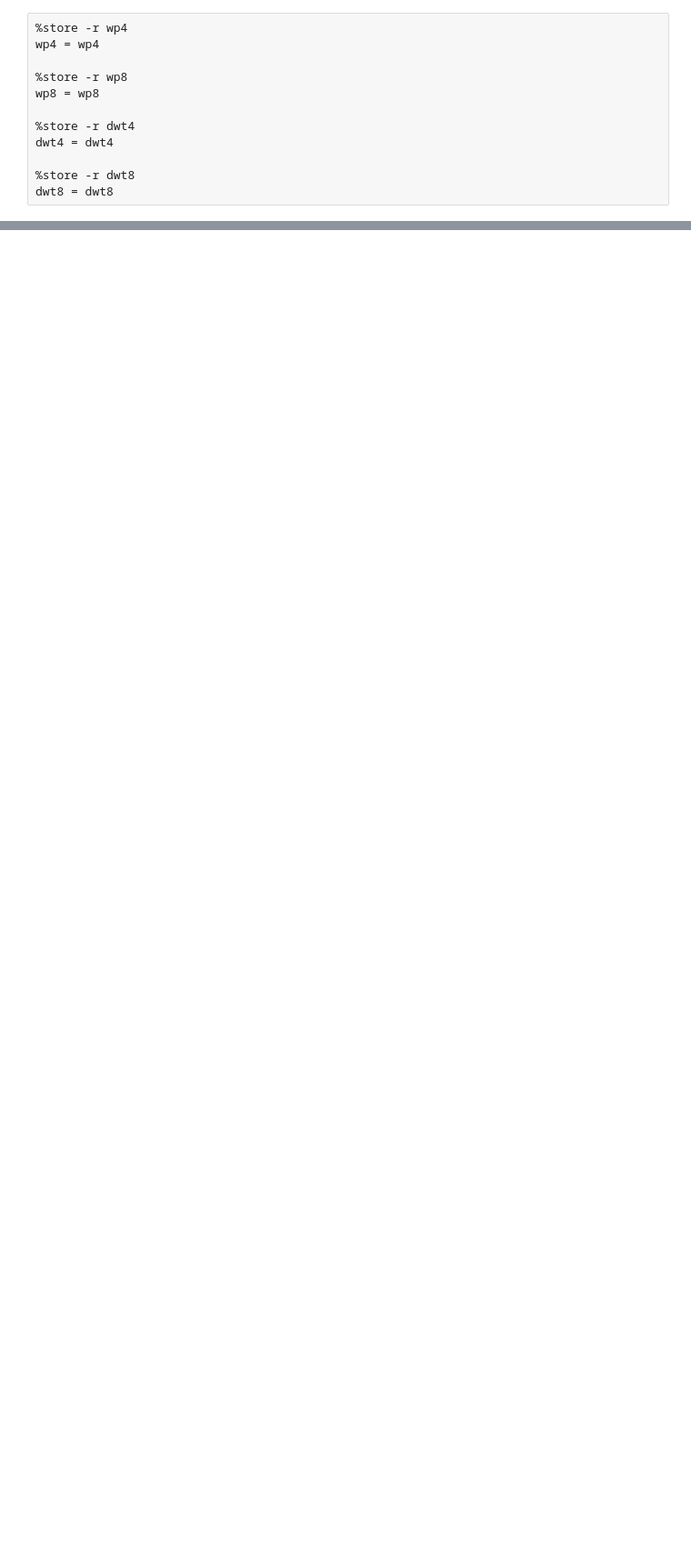
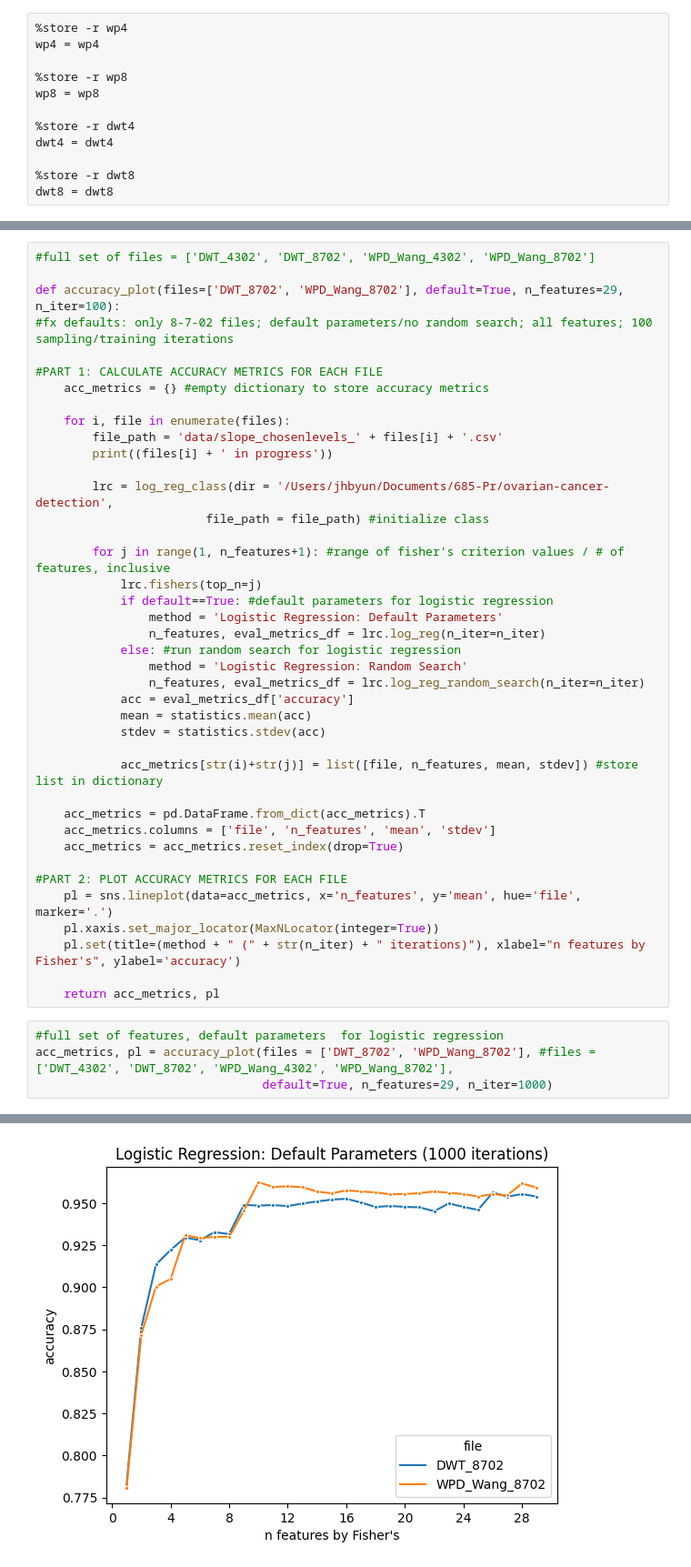
Before and after one commit to jihyun-byun/ovarian-cancer-detection, a Jupyter notebook: notebooks/01_log_reg.ipynb, the cells around one changed output, grey strips where cells are left out. Shown at 91% size. Drawn from its saved outputs; the diff is of its cells as text; blank space fills up the shorter version.

```diff
--- a/notebooks/01_log_reg.ipynb
+++ b/notebooks/01_log_reg.ipynb
@@ -234,0 +485,45 @@ dtype: float64
+# %%
+#full set of files = ['DWT_4302', 'DWT_8702', 'WPD_Wang_4302', 'WPD_Wang_8702']
+
+def accuracy_plot(files=['DWT_8702', 'WPD_Wang_8702'], default=True, n_features=29, n_iter=100):
+#fx defaults: only 8-7-02 files; default parameters/no random search; all features; 100 sampling/training iterations
+
+#PART 1: CALCULATE ACCURACY METRICS FOR EACH FILE
+    acc_metrics = {} #empty dictionary to store accuracy metrics
+
+    for i, file in enumerate(files):
+        file_path = 'data/slope_chosenlevels_' + files[i] + '.csv'
+        print((files[i] + ' in progress'))
+
+        lrc = log_reg_class(dir = '/Users/jhbyun/Documents/685-Pr/ovarian-cancer-detection',
+                        file_path = file_path) #initialize class
+
+        for j in range(1, n_features+1): #range of fisher's criterion values / # of features, inclusive
+            lrc.fishers(top_n=j)
+            if default==True: #default parameters for logistic regression
+                method = 'Logistic Regression: Default Parameters'
+                n_features, eval_metrics_df = lrc.log_reg(n_iter=n_iter)
+            else: #run random search for logistic regression
+                method = 'Logistic Regression: Random Search'
+                n_features, eval_metrics_df = lrc.log_reg_random_search(n_iter=n_iter)
+            acc = eval_metrics_df['accuracy']
+            mean = statistics.mean(acc)
+            stdev = statistics.stdev(acc)
+
+            acc_metrics[str(i)+str(j)] = list([file, n_features, mean, stdev]) #store list in dictionary
+
+    acc_metrics = pd.DataFrame.from_dict(acc_metrics).T
+    acc_metrics.columns = ['file', 'n_features', 'mean', 'stdev']
+    acc_metrics = acc_metrics.reset_index(drop=True)
+
+#PART 2: PLOT ACCURACY METRICS FOR EACH FILE
+    pl = sns.lineplot(data=acc_metrics, x='n_features', y='mean', hue='file', marker='.')
+    pl.xaxis.set_major_locator(MaxNLocator(integer=True))
+    pl.set(title=(method + " (" + str(n_iter) + " iterations)"), xlabel="n features by Fisher's", ylabel='accuracy')
+
+    return acc_metrics, pl
+# %%
+#full set of features, default parameters  for logistic regression
+acc_metrics, pl = accuracy_plot(files = ['DWT_8702', 'WPD_Wang_8702'], #files = ['DWT_4302', 'DWT_8702', 'WPD_Wang_4302', 'WPD_Wang_8702'],
+                                default=True, n_features=29, n_iter=1000)
+# %% [output]
@@ -234,0 +532 @@ dtype: float64
+[figure, added]
```
Also changed, not shown: parts of 78 cells of this notebook.
